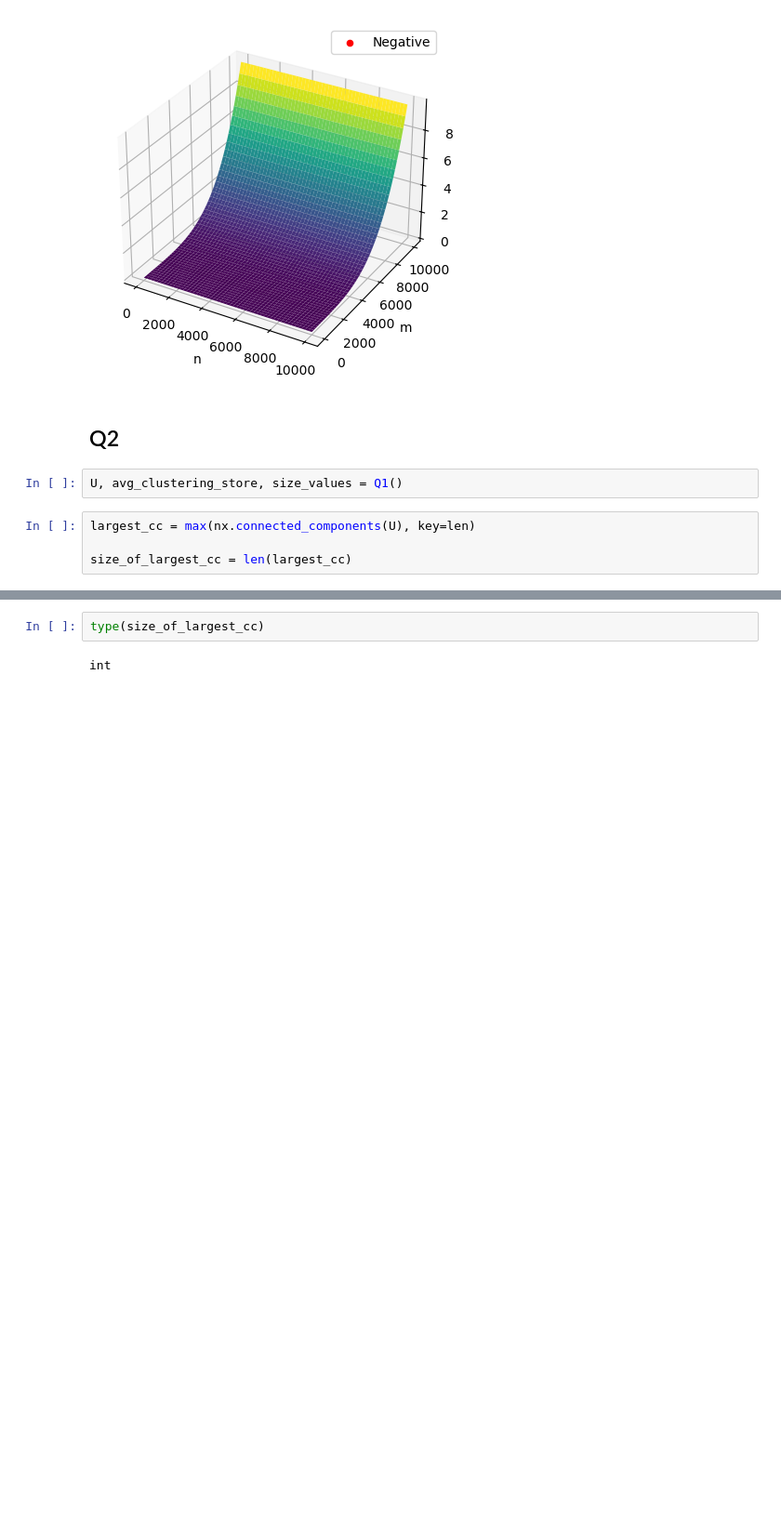
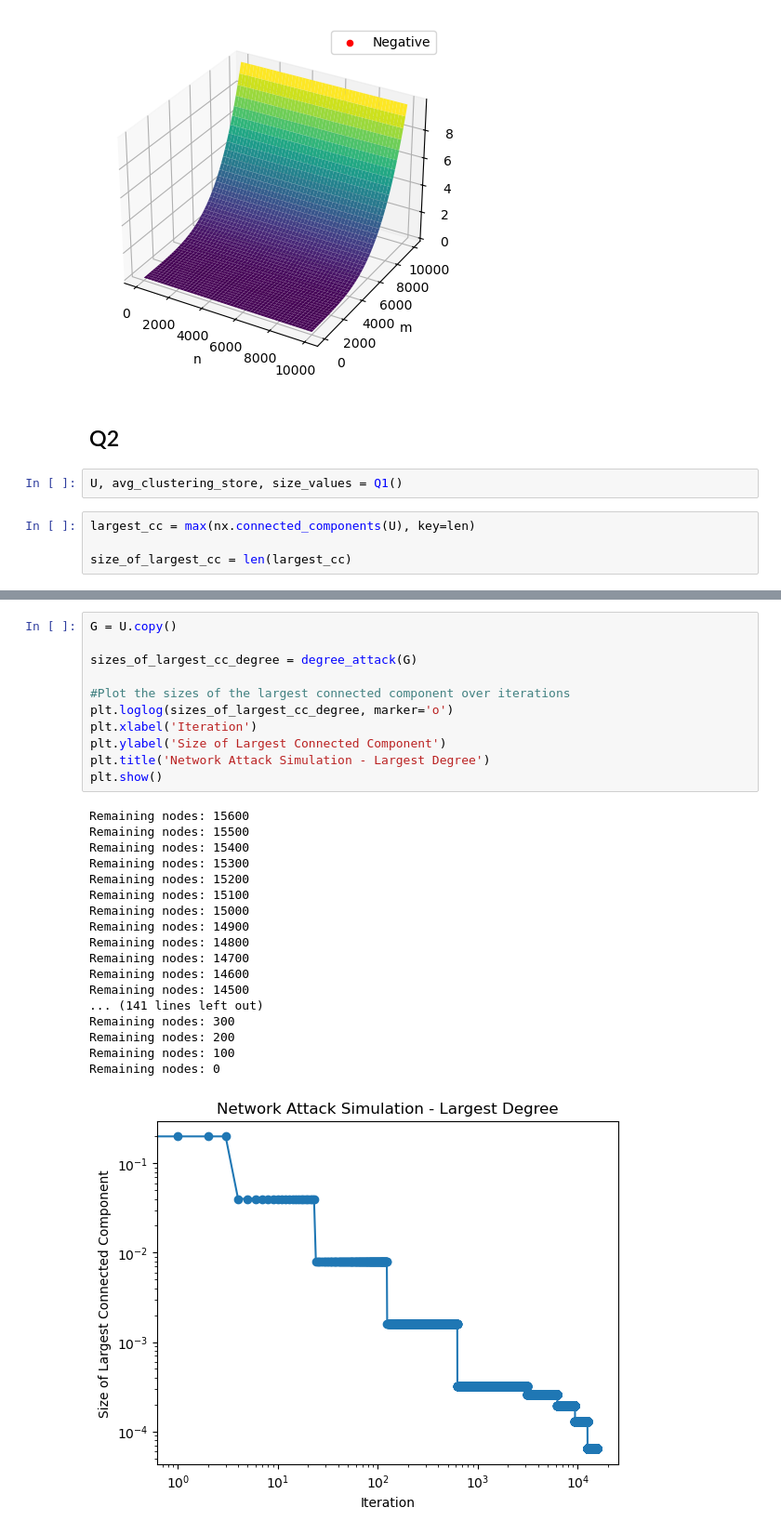
Before and after one commit to ldr7/Network-Science, a Jupyter notebook: homework3.ipynb, the cells around one changed output, grey strips where cells are left out. Shown at 93% size. Saved outputs shown, nothing was run; the diff lists cells and outputs as text; blank space fills up the shorter version.

```diff
--- a/homework3.ipynb
+++ b/homework3.ipynb
@@ -396,4 +399,30 @@ Remaining nodes: 0
-# %%
-type(size_of_largest_cc)
-# %% [output]
-int
+# %%
+G = U.copy()
+
+sizes_of_largest_cc_degree = degree_attack(G)
+
+#Plot the sizes of the largest connected component over iterations
+plt.loglog(sizes_of_largest_cc_degree, marker='o')
+plt.xlabel('Iteration')
+plt.ylabel('Size of Largest Connected Component')
+plt.title('Network Attack Simulation - Largest Degree')
+plt.show()
+# %% [output]
+Remaining nodes: 15600
+Remaining nodes: 15500
+Remaining nodes: 15400
+Remaining nodes: 15300
+Remaining nodes: 15200
+Remaining nodes: 15100
+Remaining nodes: 15000
+Remaining nodes: 14900
+Remaining nodes: 14800
+Remaining nodes: 14700
+Remaining nodes: 14600
+Remaining nodes: 14500
+... (141 lines left out)
+Remaining nodes: 300
+Remaining nodes: 200
+Remaining nodes: 100
+Remaining nodes: 0
+[figure, added]
```
Also changed, not shown: parts of 20 cells of this notebook.
